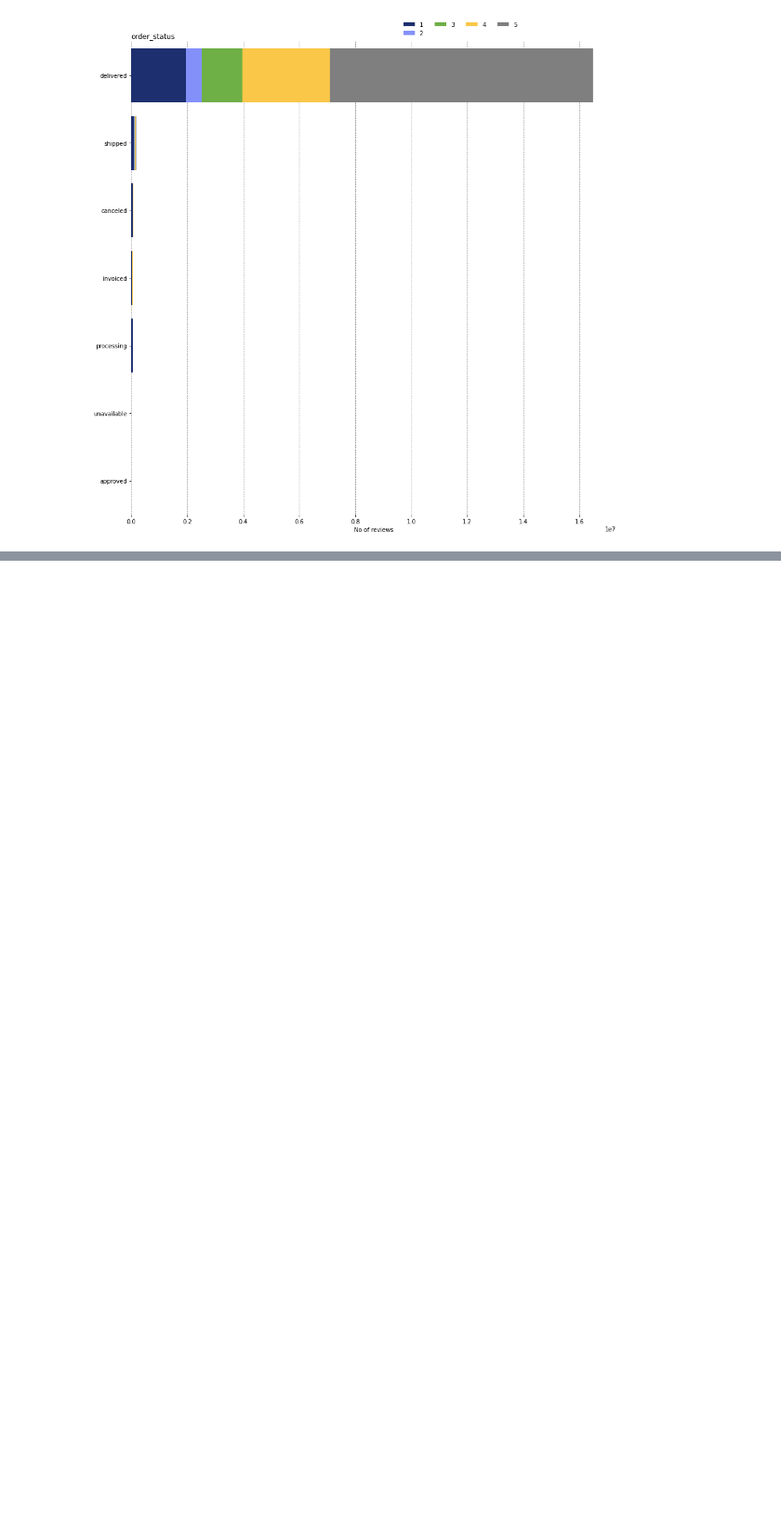
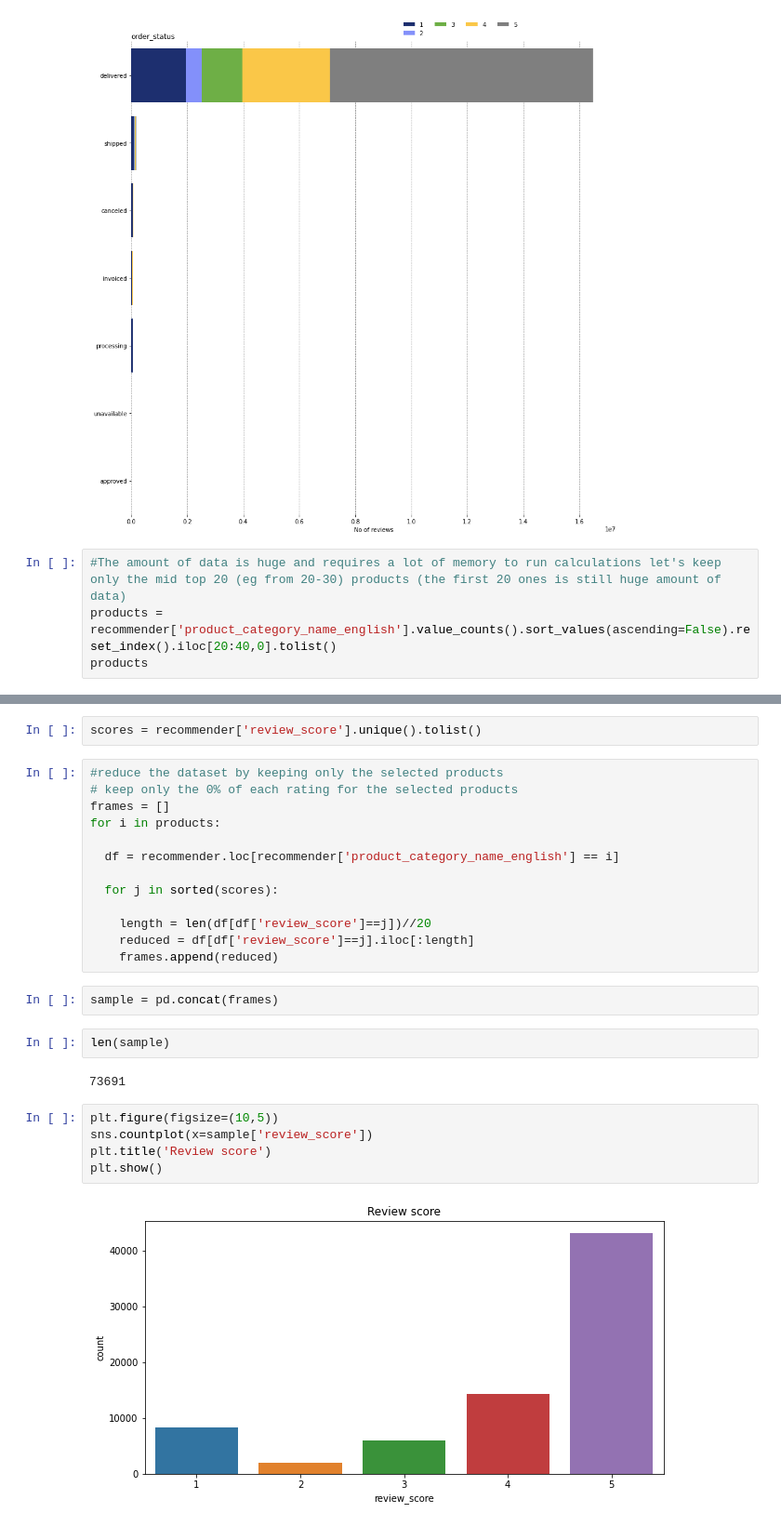
Before and after one commit to georgezefko/E-Commerce-Data-Analysis-Recommender-System, a Jupyter notebook: ABA_EDA.ipynb, the cells around one changed output, grey strips where cells are left out. Shown: that part at 93% size. Saved outputs shown, nothing was run; the diff lists cells and outputs as text; blank space fills up the shorter version.

```diff
--- a/ABA_EDA.ipynb
+++ b/ABA_EDA.ipynb
@@ -189,3 +206,7 @@ df_status = df_status.sort_values(df_status.columns.tolist()[4], ascending=True)
 by_review(df_status)
 # %% [output]
 [figure]
+# %%
+#The amount of data is huge and requires a lot of memory to run calculations let's keep only the mid top 20 (eg from 20-30) products (the first 20 ones is still huge amount of data)
+products = recommender['product_category_name_english'].value_counts().sort_values(ascending=False).reset_index().iloc[20:40,0].tolist()
+products
@@ -191,0 +234,28 @@ by_review(df_status)
+# %%
+scores = recommender['review_score'].unique().tolist()
+# %%
+#reduce the dataset by keeping only the selected products
+# keep only the 0% of each rating for the selected products
+frames = []
+for i in products:
+
+  df = recommender.loc[recommender['product_category_name_english'] == i]
+
+  for j in sorted(scores):
+
+    length = len(df[df['review_score']==j])//20
+    reduced = df[df['review_score']==j].iloc[:length]
+    frames.append(reduced)
+# %%
+sample = pd.concat(frames)
+# %%
+len(sample)
+# %% [output]
+73691
+# %%
+plt.figure(figsize=(10,5))
+sns.countplot(x=sample['review_score'])
+plt.title('Review score')
+plt.show()
+# %% [output]
+[figure, added]
```
Also changed, not shown: parts of 13 cells of this notebook.
